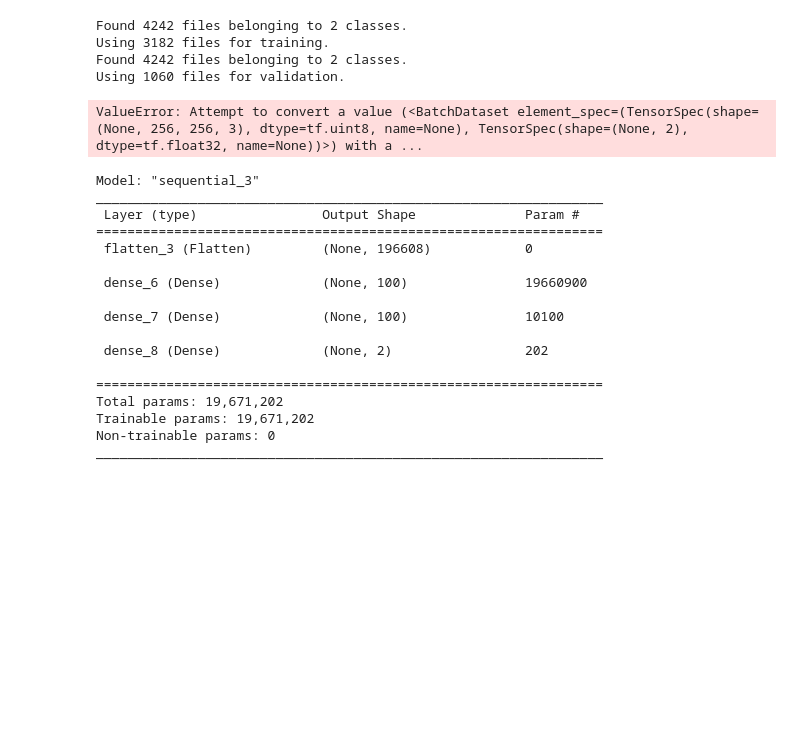
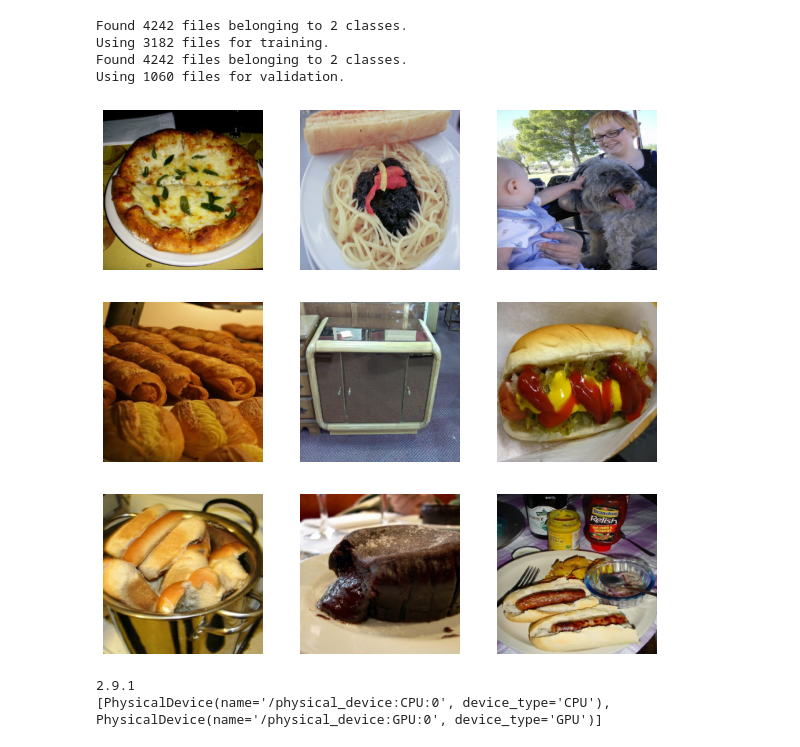
Before and after one commit to loganm123/Hot-Dog---Not-Hot-Dog, a Jupyter notebook: hotdog_not_hotdog.ipynb, the cells around one changed output. Saved outputs shown, nothing was run; the diff lists cells and outputs as text; code cells hidden in the pictures; blank space fills up the shorter version.

```diff
--- a/hotdog_not_hotdog.ipynb
+++ b/hotdog_not_hotdog.ipynb
@@ -18,15 +18,11 @@ seed = 69
 #create train and validation splits
 
 train_set = tf.keras.preprocessing.image_dataset_from_directory(
-    directory='train', labels='inferred', label_mode='categorical', class_names=None,
-    color_mode='rgb', image_size=(256, 256),
-    shuffle=True, seed=seed, validation_split=.25, subset="training",
-    interpolation='nearest', follow_links=False)
+    directory='train', labels='inferred', label_mode='int',
+    seed=seed, validation_split=.25, subset="training", crop_to_aspect_ratio=True)
 valid_set = tf.keras.preprocessing.image_dataset_from_directory(
-    directory='train', labels='inferred', label_mode='categorical', class_names=None,
-    color_mode='rgb', image_size=(256, 256),
-    shuffle=True, seed=seed, validation_split=.25, subset="validation",
-    interpolation='nearest', follow_links=False)
+    directory='train', labels='inferred', label_mode='int',
+    seed=seed, validation_split=.25, subset="validation", crop_to_aspect_ratio=True)
 # %% [output]
 Found 4242 files belonging to 2 classes.
 Using 3182 files for training.
@@ -37,8 +31,14 @@ Using 1060 files for validation.
-# %%
-tf.reshape(train_set,(256,256,3))
-print(train_set.shape)
-# %% [output]
-ValueError: Attempt to convert a value (<BatchDataset element_spec=(TensorSpec(shape=(None, 256, 256, 3), dtype=tf.uint8, name=None), TensorSpec(shape=(None, 2), dtype=tf.float32, name=None))>) with a ...
+# %%
+import matplotlib.pyplot as plt
+
+plt.figure(figsize=(10,10))
+for images, labels in train_set.take(1):
+  for i in range(9):
+    ax = plt.subplot(3, 3, i + 1)
+    plt.imshow(images[i].numpy().astype("uint8"))
+    plt.axis("off")
+# %% [output]
+[figure, added]
 # %%
 #create model
 #two outputs, one probability that it is a hot dog
@@ -50,27 +51,14 @@ model.add(keras.layers.Flatten(input_shape = [256,256,3]))
 model.add(keras.layers.Dense(100, activation = 'relu'))
 model.add(keras.layers.Dense(100, activation = 'relu'))
 model.add(keras.layers.Dense(2, activation = 'softmax'))
-# %%
-model.summary()
-# %% [output]
-Model: "sequential_3"
-_________________________________________________________________
- Layer (type)                Output Shape              Param #
-=================================================================
- flatten_3 (Flatten)         (None, 196608)            0
-
- dense_6 (Dense)             (None, 100)               19660900
-
- dense_7 (Dense)             (None, 100)               10100
-
- dense_8 (Dense)             (None, 2)                 202
-
-=================================================================
-Total params: 19,671,202
-Trainable params: 19,671,202
-Non-trainable params: 0
-_________________________________________________________________
 # %%
 #compile model
 model.compile(loss = "sparse_categorical_crossentropy", optimizer = 'sgd', metrics =['accuracy'])
+# %%
+import tensorflow as tf
+print(tf.__version__)
+print(tf.config.list_physical_devices())
+# %% [output]
+2.9.1
+[PhysicalDevice(name='/physical_device:CPU:0', device_type='CPU'), PhysicalDevice(name='/physical_device:GPU:0', device_type='GPU')]
 # %%
```
Also changed, not shown: parts of 4 cells of this notebook.
